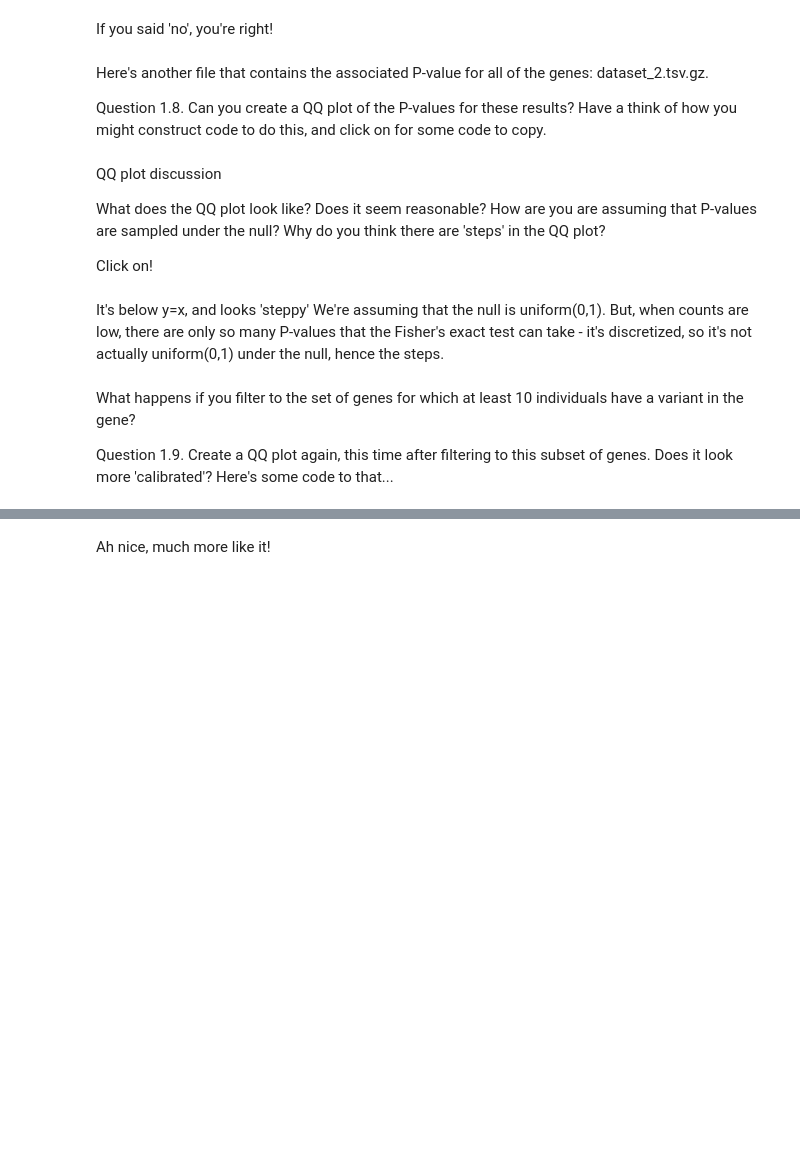
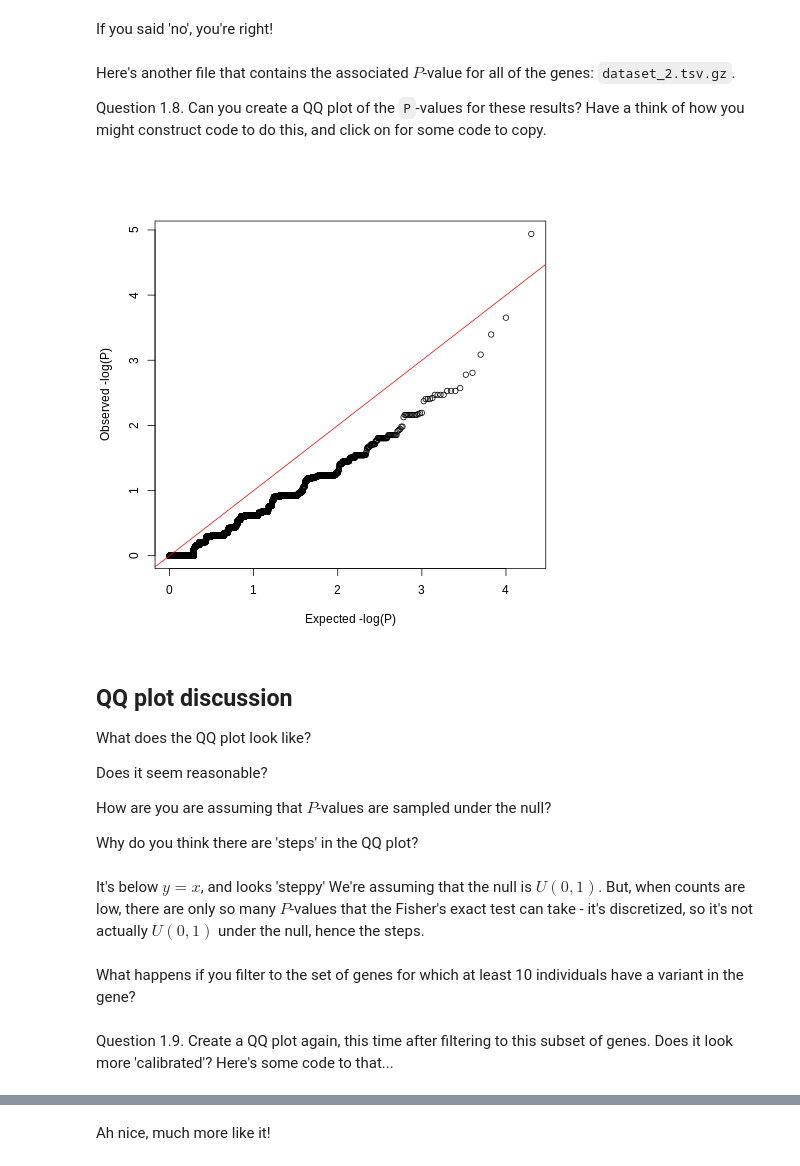
Before and after one commit to astheeggeggs/testing_colab, a Jupyter notebook: rare_variant_Fisher.ipynb, the cells around one changed output, grey strips where cells are left out. Drawn from its saved outputs; the diff is of its cells as text; code cells hidden in the pictures; blank space fills up the shorter version.

```diff
--- a/rare_variant_Fisher.ipynb
+++ b/rare_variant_Fisher.ipynb
@@ -161,33 +209,36 @@ Question 1.7. So, are any associations significant?
 
 If you said 'no', you're right!
 # %% [markdown]
-Here's another file that contains the associated P-value for all of the genes: dataset_2.tsv.gz.
+Here's another file that contains the associated $P$-value for all of the genes: `dataset_2.tsv.gz`.
 
-Question 1.8. Can you create a QQ plot of the P-values for these results?
+Question 1.8. Can you create a QQ plot of the `P`-values for these results?
 Have a think of how you might construct code to do this, and click on for some code to copy.
 # %%
 %%R
-dt <- fread("dataset_2.tsv.gz")
+dt <- fread(cmd = "zcat dataset_2.tsv.gz")
 plot(rev(-log10(seq(1, nrow(dt))/(nrow(dt)+1))),
      sort(-log10(dt$plof_p_value)), xlab='Expected -log(P)',
      ylab = 'Observed -log(P)')
 abline(0,1,col='red')
+# %% [output]
+[figure, added]
 # %% [markdown]
-QQ plot discussion
+## QQ plot discussion
 
 What does the QQ plot look like?
+
 Does it seem reasonable?
-How are you are assuming that P-values are sampled under the null?
+
+How are you are assuming that $P$-values are sampled under the null?
+
 Why do you think there are 'steps' in the QQ plot?
-
-Click on!
 # %% [markdown]
-It's below y=x, and looks 'steppy'
-We're assuming that the null is uniform(0,1).
-But, when counts are low, there are only so many P-values that the Fisher's exact test can take - it's discretized, so it's not actually uniform(0,1) under the null, hence the steps.
+It's below $y=x$, and looks 'steppy'
+We're assuming that the null is $U(0,1)$.
+But, when counts are low, there are only so many $P$-values that the Fisher's exact test can take - it's discretized, so it's not actually $U(0,1)$ under the null, hence the steps.
+# %% [markdown]
+What happens if you filter to the set of genes for which at least 10 individuals have a variant in the gene?
 # %% [markdown]
-What happens if you filter to the set of genes for which at least 10 individuals have a variant in the gene?
-
 Question 1.9. Create a QQ plot again, this time after filtering to this subset of genes. Does it look more 'calibrated'? Here's some code to that...
 # %%
 %%R
```
Also changed, not shown: parts of 18 cells of this notebook.
